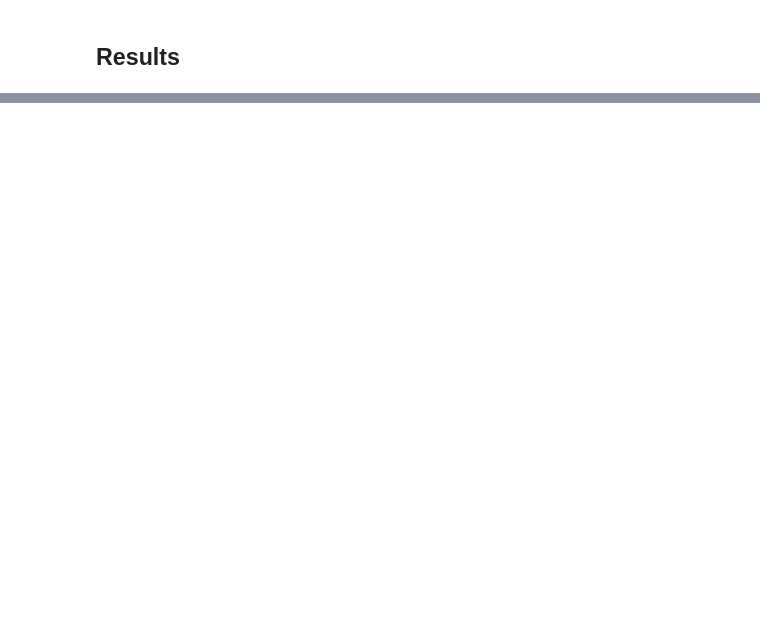
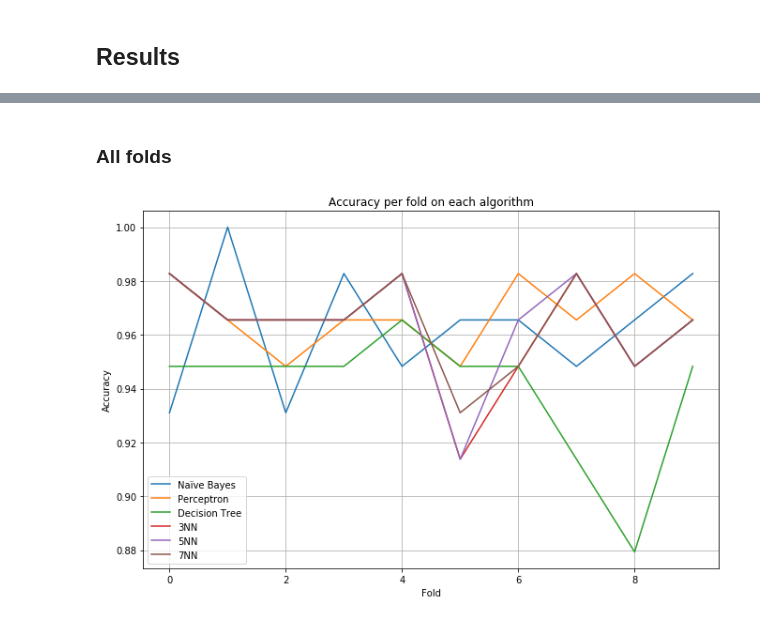
Before and after one commit to mauricioCS/Inteligent-Systems, a Jupyter notebook: Analysis.ipynb, the cells around one changed output, grey strips where cells are left out. Drawn from its saved outputs; the diff is of its cells as text; code cells hidden in the pictures; blank space fills up the shorter version.

```diff
--- a/Analysis.ipynb
+++ b/Analysis.ipynb
@@ -132,0 +145,20 @@ plt.show()
+# %% [markdown]
+### All folds
+# %%
+names = ['Naïve Bayes', 'Perceptron', 'Decision Tree', '3NN', '5NN', '7NN']
+x = range(10)
+y = [bayes, perceptron, dt, _3nn, _5nn, _7nn]
+
+plt.figure(figsize=(11, 7))
+
+for i in range(0, 6): plt.plot(x, y[i])
+
+plt.xlabel('Fold')
+plt.ylabel('Accuracy')
+plt.title("Accuracy per fold on each algorithm")
+plt.legend(names)
+
+plt.grid(True)
+plt.show()
+# %% [output]
+[figure, added]
```
Also changed, not shown: parts of 6 cells of this notebook, 2 other files.
